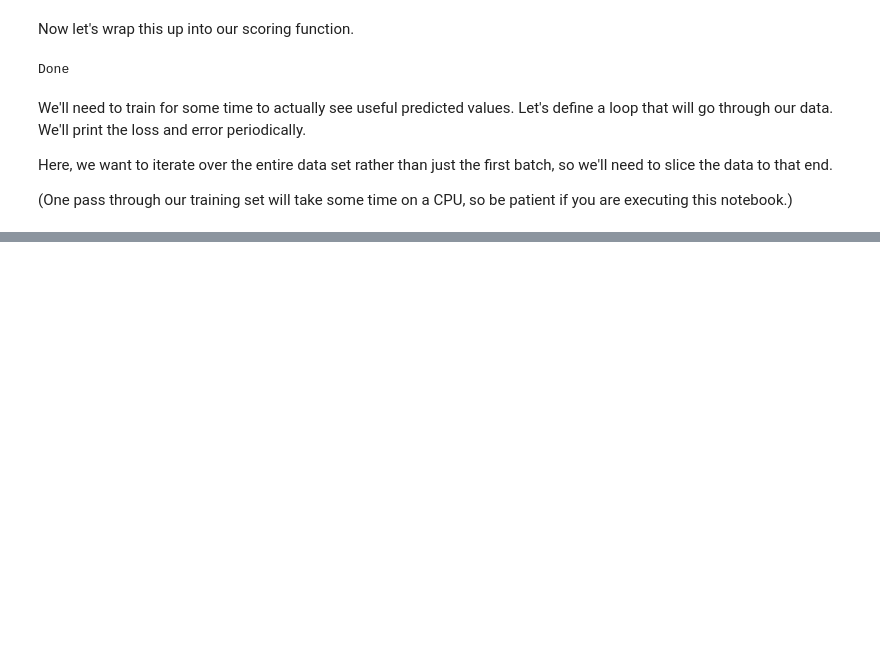
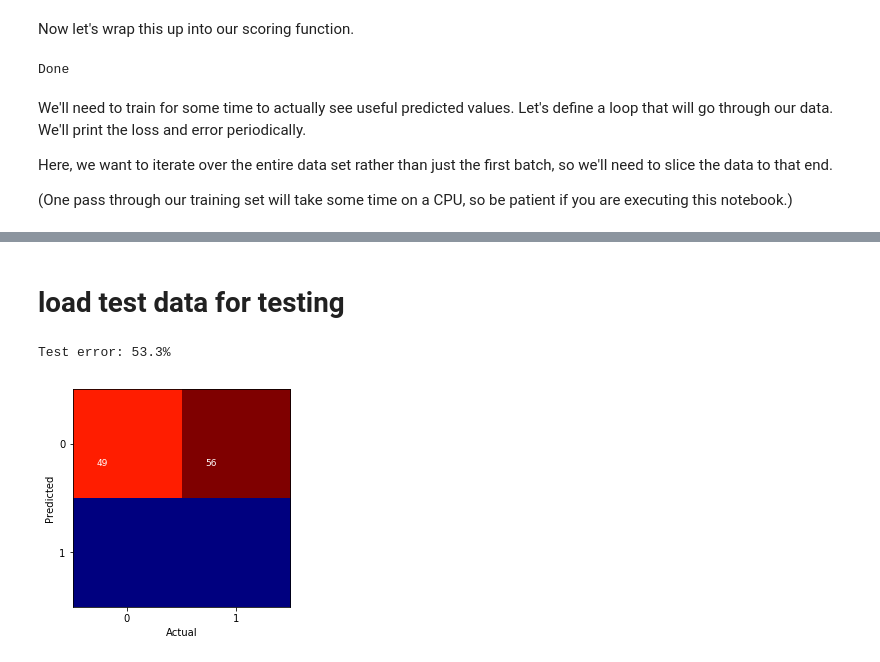
Before and after one commit to jennyzeng/Minecraft-AI, a Jupyter notebook: cnn_2_by_Jenny.ipynb, the cells around one changed output, grey strips where cells are left out. Drawn from its saved outputs; the diff is of its cells as text; code cells hidden in the pictures; blank space fills up the shorter version.

```diff
--- a/cnn_2_by_Jenny.ipynb
+++ b/cnn_2_by_Jenny.ipynb
@@ -196,7 +201,7 @@ train_labels_node = tf.placeholder(tf.float32,
 # For the validation and test data, we'll just hold the entire dataset in
 # one constant node.
 validation_data_node = tf.constant(validation_data)
-# test_data_node = tf.constant(test_data)
+test_data_node = tf.constant(test_data)
 # %%
 # The random seed that defines initialization.
 SEED = 42
@@ -315,7 +320,7 @@ optimizer = tf.train.MomentumOptimizer(learning_rate,
 train_prediction = tf.nn.softmax(logits)
 # # We'll compute them only once in a while by calling their {eval()} method.
 validation_prediction = tf.nn.softmax(model(validation_data_node))
-# test_prediction = tf.nn.softmax(model(test_data_node))
+test_prediction = tf.nn.softmax(model(test_data_node))
 
 print('Done')
 # %% [output]
@@ -416,7 +425,7 @@ def error_rate(predictions, labels):
 
     error = 100.0 - (100 * float(correct) / float(total))
 
-    confusions = numpy.zeros([10, 10], numpy.float32)
+    confusions = numpy.zeros([2, 2], numpy.float32)
     bundled = zip(numpy.argmax(predictions, 1), numpy.argmax(labels, 1))
     for predicted, actual in bundled:
         confusions[predicted, actual] += 1
@@ -480,0 +488,21 @@ train_size
+# %% [markdown]
+# load test data for testing
+# %%
+test_error, confusions = error_rate(test_prediction.eval(), test_labels)
+print('Test error: %.1f%%' % test_error)
+
+plt.xlabel('Actual')
+plt.ylabel('Predicted')
+plt.grid(False)
+plt.xticks(numpy.arange(NUM_LABELS))
+plt.yticks(numpy.arange(NUM_LABELS))
+plt.imshow(confusions, cmap=plt.cm.jet, interpolation='nearest');
+
+for i, cas in enumerate(confusions):
+    for j, count in enumerate(cas):
+        if count > 0:
+            xoff = .07 * len(str(count))
+            plt.text(j-xoff, i+.2, int(count), fontsize=9, color='white')
+# %% [output]
+Test error: 53.3%
+[figure, added]
```
Also changed, not shown: parts of 21 cells of this notebook, 1 other file.
